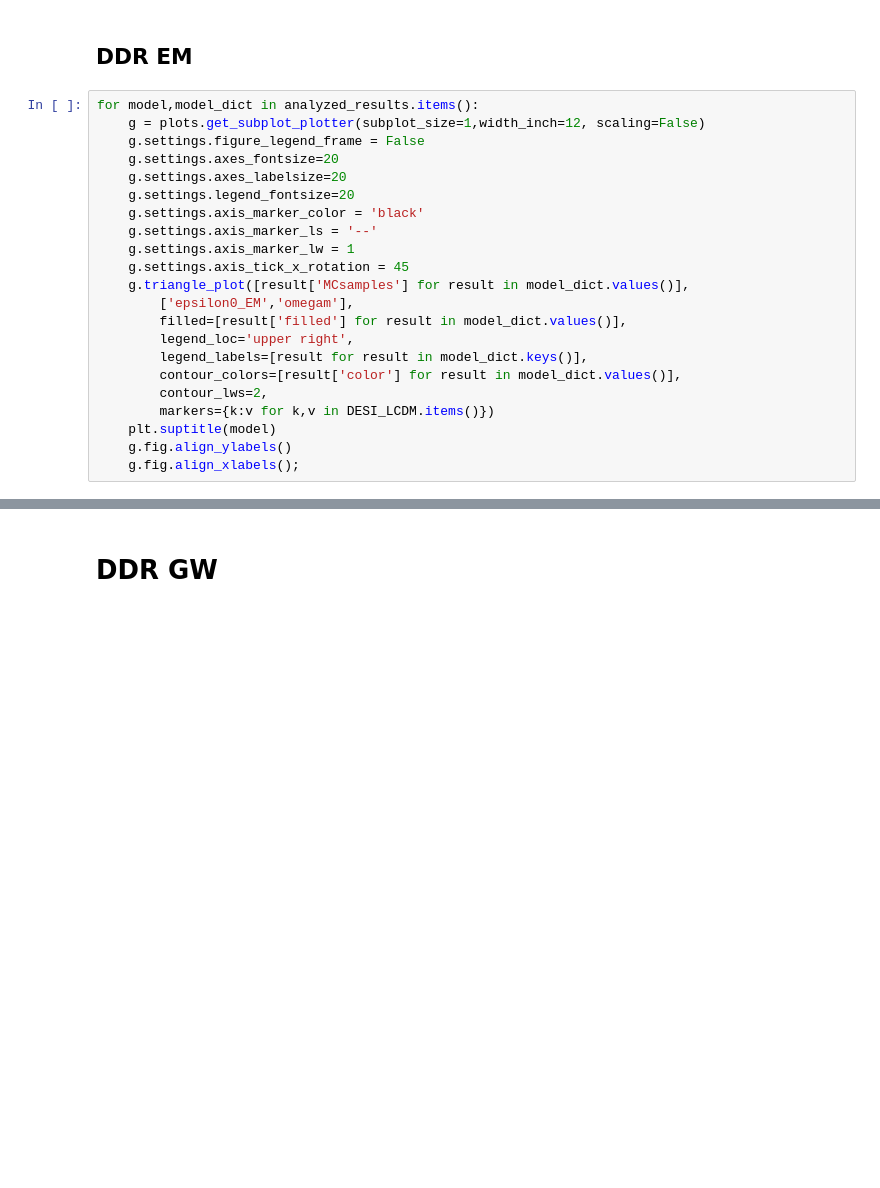
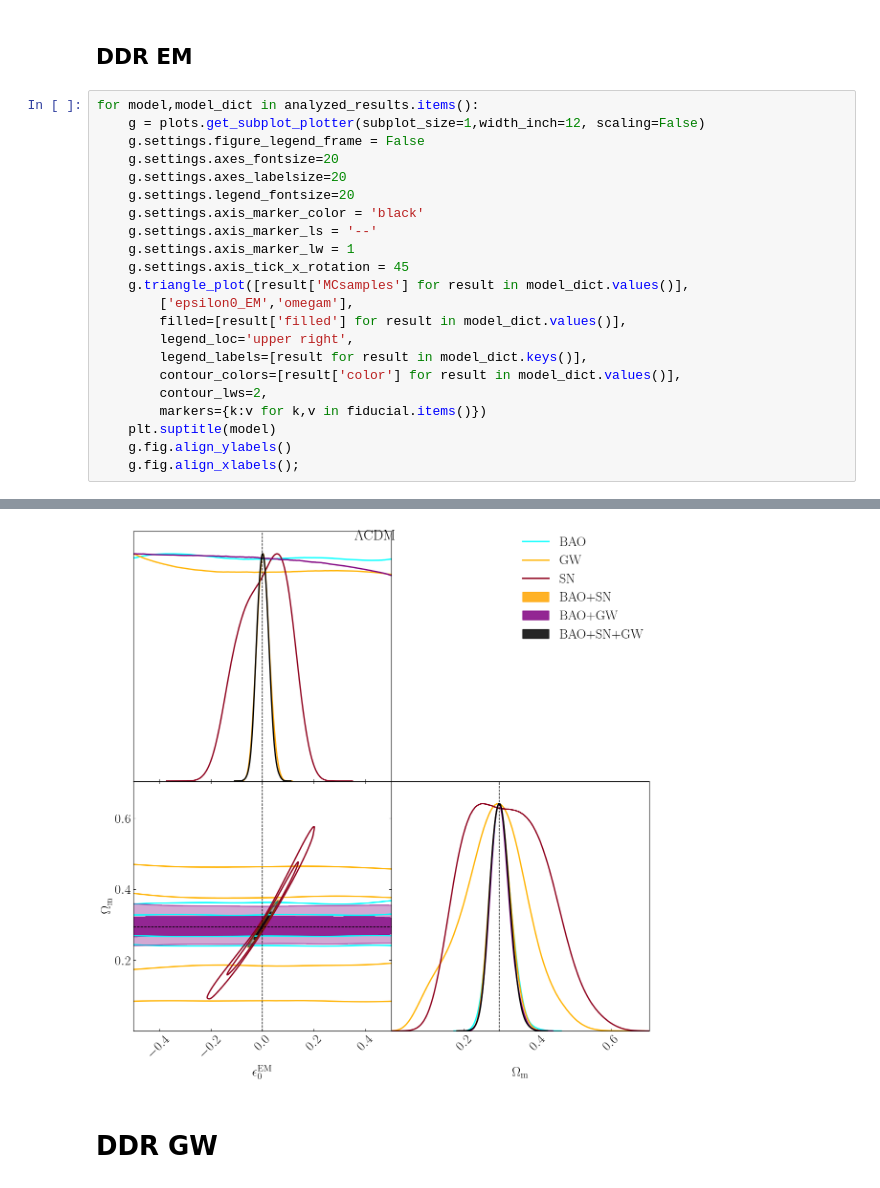
Before and after one commit to chiaradeleo1/CANDI, a Jupyter notebook: analysis.ipynb, the cells around one changed output, grey strips where cells are left out. Saved outputs shown, nothing was run; the diff lists cells and outputs as text; blank space fills up the shorter version.

```diff
--- a/analysis.ipynb
+++ b/analysis.ipynb
@@ -255,7 +308,8 @@ for model,model_dict in analyzed_results.items():
         legend_labels=[result for result in model_dict.keys()],
         contour_colors=[result['color'] for result in model_dict.values()],
         contour_lws=2,
-        markers={k:v for k,v in DESI_LCDM.items()})
+        markers={k:v for k,v in fiducial.items()})
     plt.suptitle(model)
     g.fig.align_ylabels()
     g.fig.align_xlabels();
+# %% [output]
@@ -262,3 +317,4 @@ for model,model_dict in analyzed_results.items():
+[figure, added]
 # %% [markdown]
 # DDR GW
 # %%
```
Also changed, not shown: parts of 10 cells of this notebook.
